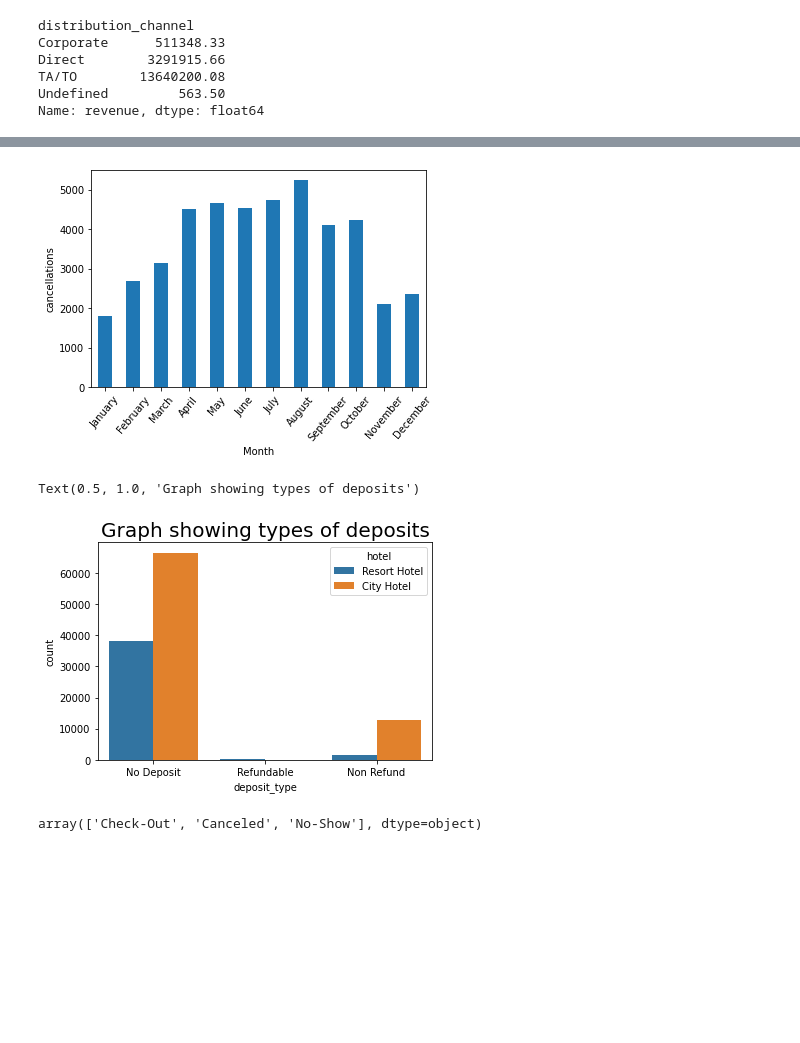
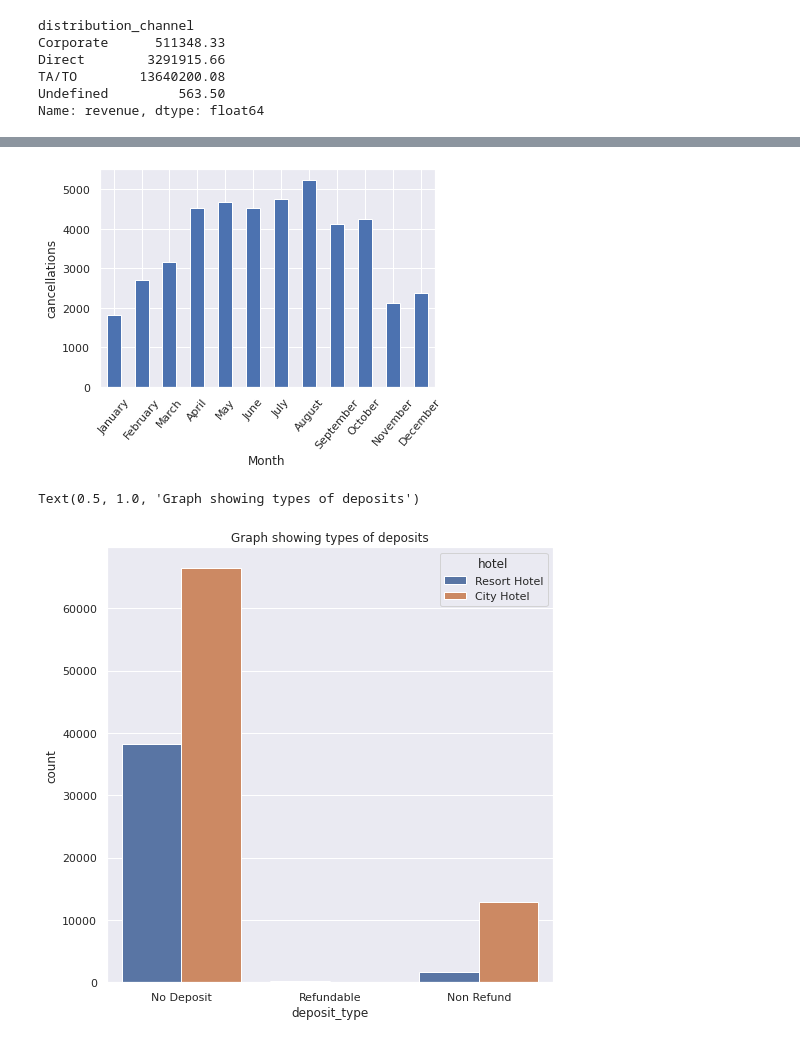
Before and after one commit to anandkumarprajapati/EDA-Hotel-Booking-Analysis-, a Jupyter notebook: Copy_of_Hotel_Booking_Analysis_Capstone_Project.ipynb, the cells around one changed output, grey strips where cells are left out. Drawn from its saved outputs; the diff is of its cells as text; code cells hidden in the pictures; blank space fills up the shorter version.

```diff
--- a/Copy_of_Hotel_Booking_Analysis_Capstone_Project.ipynb
+++ b/Copy_of_Hotel_Booking_Analysis_Capstone_Project.ipynb
@@ -17,7 +17,7 @@ import numpy as np
 import matplotlib.pyplot as plt
 import seaborn as sns
 # %%
-df= pd.read_csv('/content/drive/MyDrive/Hotel Bookings.csv')
+df= pd.read_csv('/content/drive/MyDrive/AlmaBetter/Capstone Project /EDA/Hotel Bookings.csv')
 # %%
 df.shape
 # %% [output]
@@ -209,0 +225,7 @@ sns.barplot(x=values,y=percentage)
+# %%
+#cancellation in hotel type
+plt.figure(figsize=(8,8))
+sns.set_theme(style="darkgrid",font='sans-serif')
+ax = sns.countplot(x="is_canceled", hue ='hotel',data=df2)
+plt.xlabel("cancellation", fontsize=12)
+plt.ylabel("No. of Hotels", fontsize=12)
@@ -653,14 +731,10 @@ ax6.set_xlabel("Month")
 ax6.set_ylabel("cancellations")
 plt.show()
 # %% [output]
-[figure, old version]
+[figure, new version]
 # %%
 #graphing deposit types
-sns.countplot(data = df2, x = 'deposit_type', hue='hotel').set_title('Graph showing types of deposits', fontsize = 20)
+sns.countplot(data = df2, x = 'deposit_type', hue='hotel').set_title('Graph showing types of deposits')
 # %% [output]
 Text(0.5, 1.0, 'Graph showing types of deposits')
-[figure, old version]
+[figure, new version]
-# %%
-df2['reservation_status'].unique()
-# %% [output]
-array(['Check-Out', 'Canceled', 'No-Show'], dtype=object)
```
Also changed, not shown: parts of 46 cells of this notebook.
